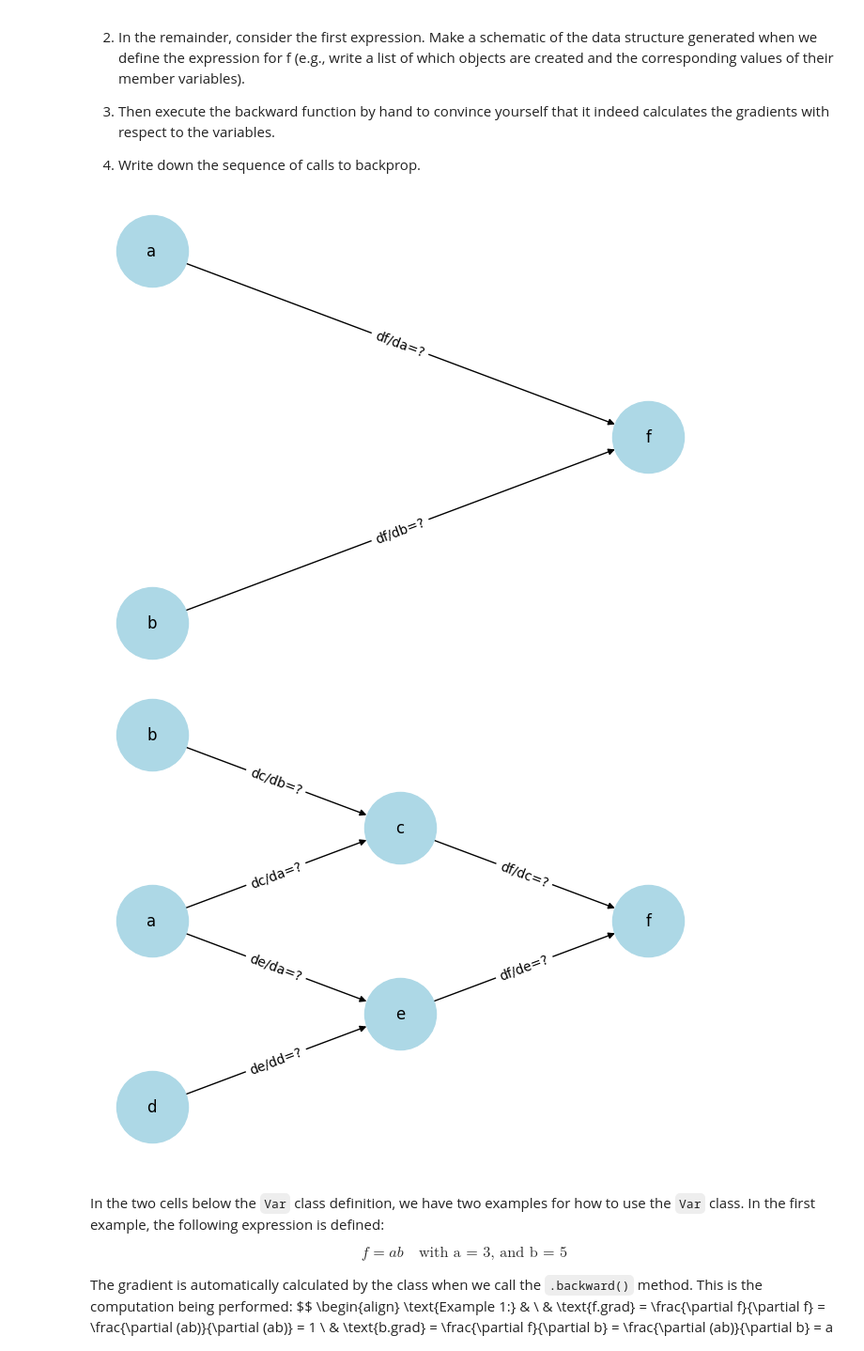
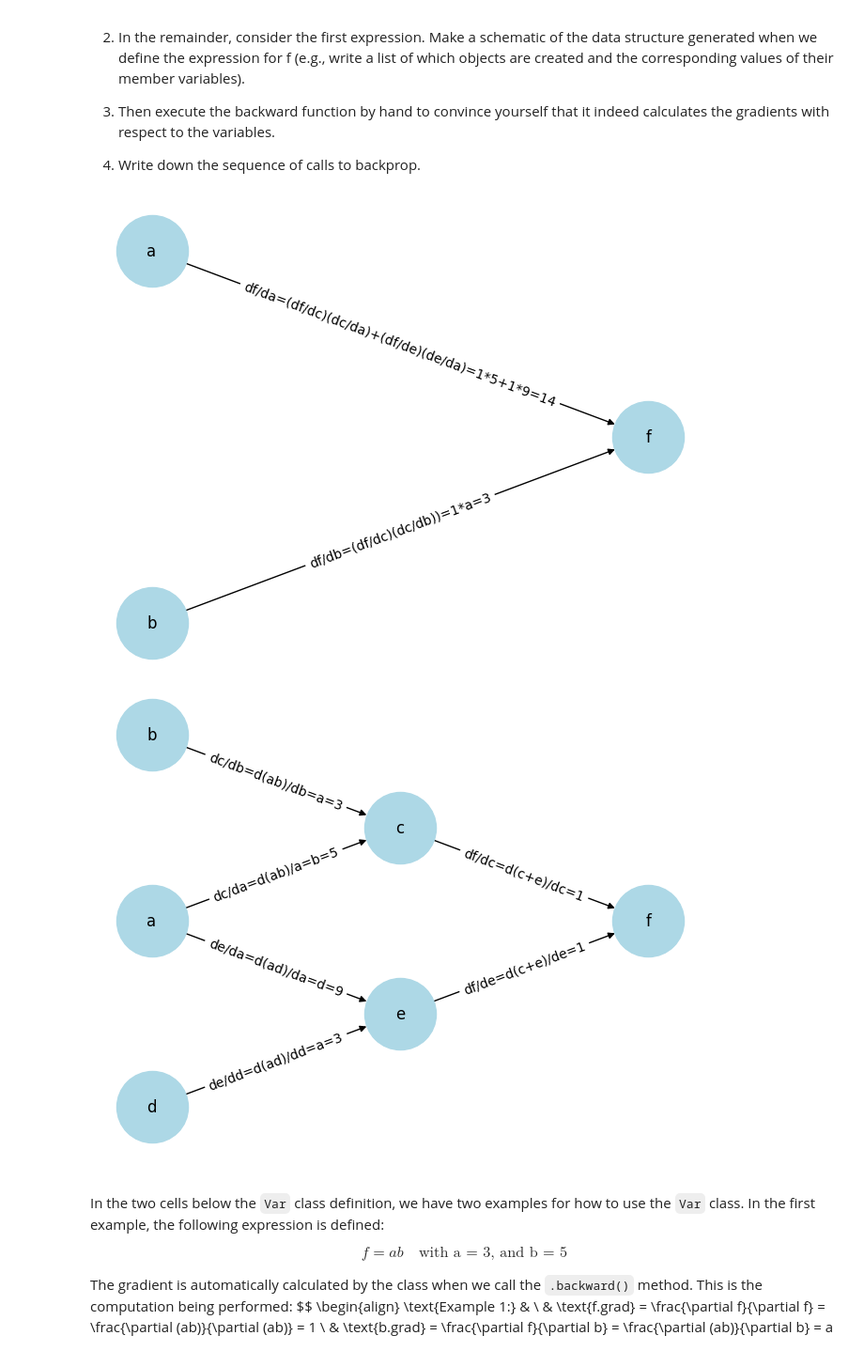
Before and after one commit to P1N60/deep_learning_course, a Jupyter notebook: assignment1/DL_AutoDiff_Nanograd.ipynb, the cells around one changed output. Shown at 94% size. Saved outputs shown, nothing was run; the diff lists cells and outputs as text; code cells hidden in the pictures.

Commit message:
2.b graphs done

```diff
--- a/assignment1/DL_AutoDiff_Nanograd.ipynb
+++ b/assignment1/DL_AutoDiff_Nanograd.ipynb
@@ -138,39 +138,39 @@ import matplotlib.pyplot as plt
 # %%
 # Create a directed graph
 G = nx.DiGraph()
 
 # Add edges with labels
-G.add_edge('a', 'f', label='df/da=?')
-G.add_edge('b', 'f', label='df/db=?')
+G.add_edge('a', 'f', label='df/da=(df/dc)(dc/da)+(df/de)(de/da)=1*5+1*9=14')
+G.add_edge('b', 'f', label='df/db=(df/dc)(dc/db))=1*a=3')
 
 # Manually define positions for a tree layout
 pos = {
     'a': (0, 1),
     'b': (0, -1),
     'f': (1, 0),
 }
 # Draw the graph nodes and edges
 nx.draw(G, pos, with_labels=True, node_shape='o', node_size=3000, node_color='lightblue', arrows=True)
 
 # Draw edge labels
 edge_labels = nx.get_edge_attributes(G, 'label')
 nx.draw_networkx_edge_labels(G, pos, edge_labels=edge_labels)
 
 # Show the plot
 plt.show()
 # %% [output]
-[figure, old version]
+[figure, new version]
 # %%
 # Create a directed graph
 G = nx.DiGraph()
 
 # Add edges with labels
-G.add_edge('a', 'c', label='dc/da=?')
-G.add_edge('b', 'c', label='dc/db=?')
-G.add_edge('a', 'e', label='de/da=?')
-G.add_edge('d', 'e', label='de/dd=?')
-G.add_edge('c', 'f', label='df/dc=?')
-G.add_edge('e', 'f', label='df/de=?')
+G.add_edge('a', 'c', label='dc/da=d(ab)/a=b=5')
+G.add_edge('b', 'c', label='dc/db=d(ab)/db=a=3')
+G.add_edge('a', 'e', label='de/da=d(ad)/da=d=9')
+G.add_edge('d', 'e', label='de/dd=d(ad)/dd=a=3')
+G.add_edge('c', 'f', label='df/dc=d(c+e)/dc=1')
+G.add_edge('e', 'f', label='df/de=d(c+e)/de=1')
 
 # Manually define positions for a tree layout
 pos = {
@@ -192,7 +192,7 @@ nx.draw_networkx_edge_labels(G, pos, edge_labels=edge_labels)
 # Show the plot
 plt.show()
 # %% [output]
-[figure, old version]
+[figure, new version]
 # %% [markdown]
 <br> In the two cells below the `Var` class definition, we have two examples for how to use the `Var` class. In the first example, the following expression is defined:
 $$
```
